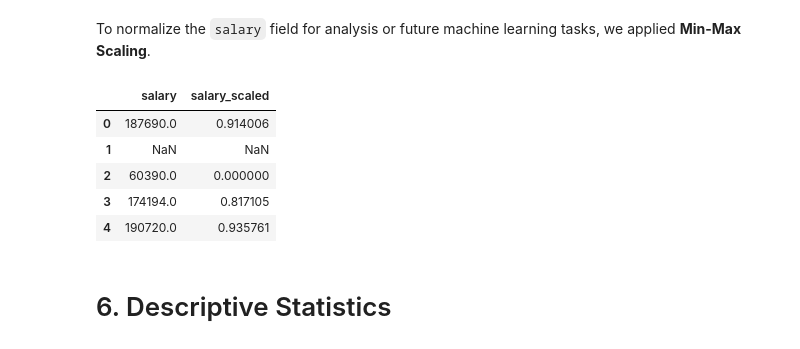
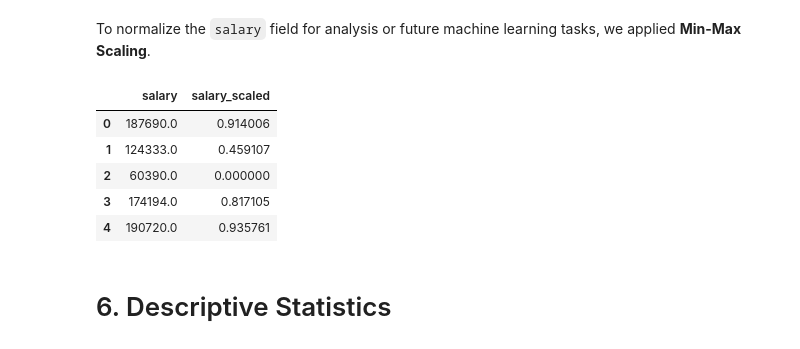
Before and after one commit to FenilPatel1279/lab-3-MLP, a Jupyter notebook: Lab 3.ipynb, the cells around one changed output. Cells and saved outputs as stored; diff of their text form; code cells hidden in the pictures.

```diff
--- a/Lab 3.ipynb
+++ b/Lab 3.ipynb
@@ -196,15 +195,22 @@ df[['name', 'start_date', 'start_year', 'years_of_service']].head()
 # %% [markdown]
 To normalize the `salary` field for analysis or future machine learning tasks, we applied **Min-Max Scaling**.
 # %%
+# Fill missing salaries with median
 from sklearn.preprocessing import MinMaxScaler
 
+
+df['salary'] = df['salary'].fillna(df['salary'].median())
+
+# Then apply scaling
 scaler = MinMaxScaler()
 df['salary_scaled'] = scaler.fit_transform(df[['salary']])
+
+# Preview result
 df[['salary', 'salary_scaled']].head()
 # %% [output]
 |  | salary | salary_scaled |
 | 0 | 187690.0 | 0.914006 |
-| 1 | NaN | NaN |
+| 1 | 124333.0 | 0.459107 |
 | 2 | 60390.0 | 0.000000 |
 | 3 | 174194.0 | 0.817105 |
 | 4 | 190720.0 | 0.935761 |
```
Also changed, not shown: parts of 15 cells of this notebook.
